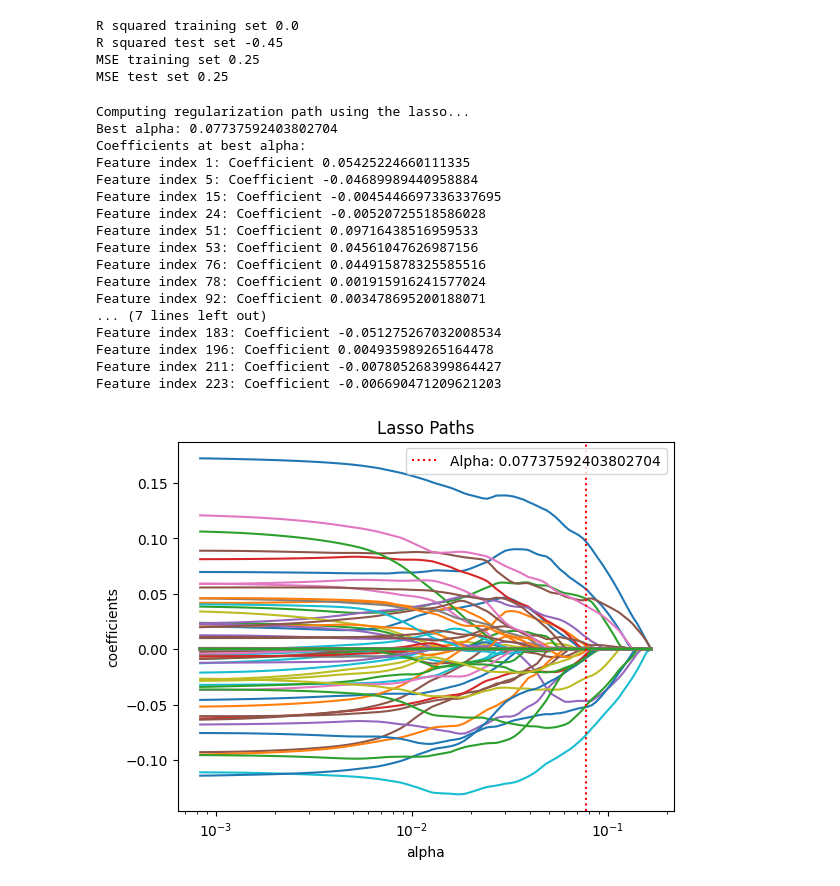
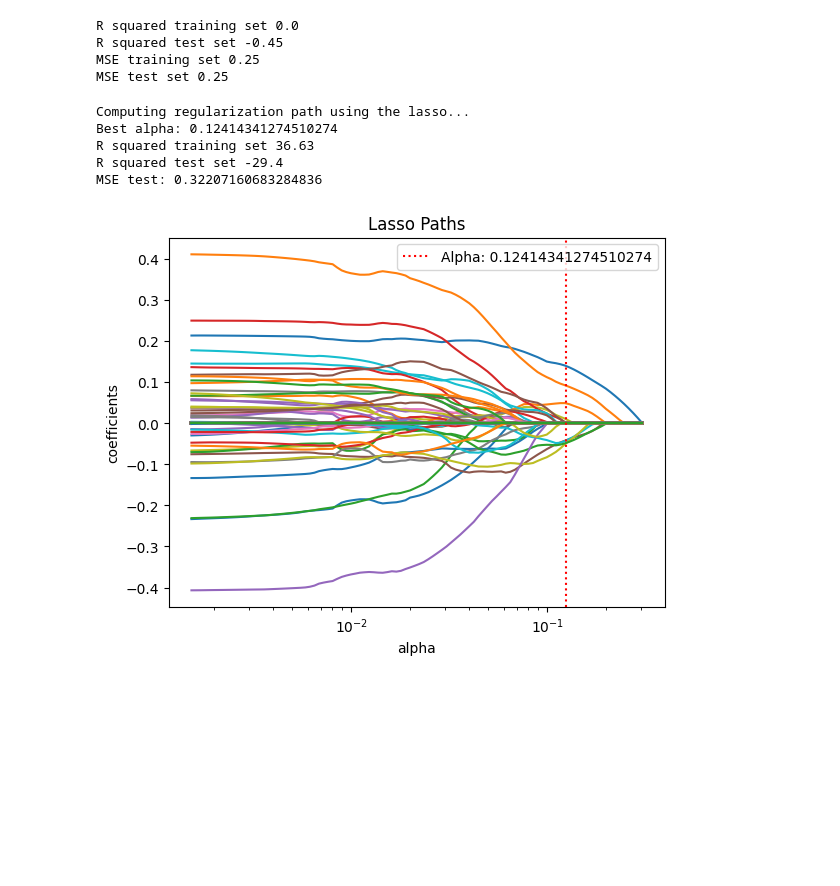
Before and after one commit to mcdowellkonnor/BrainConnectivity, a Jupyter notebook: BrainConnectivity/03_Feature_Analysis.ipynb, the cells around one changed output. Drawn from its saved outputs; the diff is of its cells as text; code cells hidden in the pictures; blank space fills up the shorter version.

Commit message:
LASSO for TBI

```diff
--- a/BrainConnectivity/03_Feature_Analysis.ipynb
+++ b/BrainConnectivity/03_Feature_Analysis.ipynb
@@ -165,56 +161,49 @@ R squared test set -0.45
 MSE training set 0.25
 MSE test set 0.25
 # %%
-from sklearn.linear_model import lasso_path, LassoCV, Lasso
-from itertools import cycle
 print("Computing regularization path using the lasso...")
 eps = 5e-3
-alphas_lasso, coefs_lasso, _ = lasso_path(tbi_evc_scaled, tbi_class, eps=eps)
+alphas_lasso, coefs_lasso, _ = lasso_path(x_train, y_train, eps=eps)
 
 plt.figure(1)
 for coef_lasso in coefs_lasso:
     l1 = plt.semilogx(alphas_lasso, coef_lasso)
 
 plt.xlabel("alpha")
 plt.ylabel("coefficients")
 plt.title("Lasso Paths")
 plt.axis("tight")
 
-lasso_cv = LassoCV(cv=5, random_state=state, max_iter=10000)
-lasso_cv.fit(tbi_evc_scaled, tbi_class)
+skf = StratifiedKFold(n_splits=5, shuffle=True, random_state=state)
+lasso_cv = LassoCV(cv=skf, random_state=state, max_iter=10000)
+lasso_cv.fit(x_train, y_train)
 best_alpha = lasso_cv.alpha_
 print(f"Best alpha: {best_alpha}")
 
 plt.axvline(x=best_alpha, color='red', linestyle='dotted', label=f"Alpha: {best_alpha}")
 
 lasso_best = Lasso(alpha=best_alpha)
-lasso_best.fit(tbi_evc_scaled, tbi_class)
+lasso_best.fit(x_train, y_train)
 coefficients = lasso_best.coef_
 nonzero_indices = np.where(coefficients != 0)[0]
 
-print("Coefficients at best alpha:")
-for idx, coef in zip(nonzero_indices, coefficients[nonzero_indices]):
-        print(f"Feature index {idx+1}: Coefficient {coef}")
-# print(list(lasso_best.coef_,))
+sorted_data = sorted(
+    [(idx + 1, coef) for idx, coef in zip(nonzero_indices, coefficients[nonzero_indices])],
+    key=lambda x: abs(x[1]),
+    reverse=True
+)
+coefficients_df = pd.DataFrame(sorted_data, columns=["Feature Index", "Coefficient"])
+
+print('R squared training set', round(lasso_best.score(x_train, y_train)*100, 2))
+print('R squared test set', round(lasso_best.score(x_test, y_test)*100, 2))
+print('MSE test:', mean_squared_error(y_test, lasso_best.predict(x_test)))
 
 plt.legend()
 plt.show()
 # %% [output]
 Computing regularization path using the lasso...
-Best alpha: 0.07737592403802704
-Coefficients at best alpha:
-Feature index 1: Coefficient 0.05425224660111335
-Feature index 5: Coefficient -0.04689989440958884
-Feature index 15: Coefficient -0.0045446697336337695
-Feature index 24: Coefficient -0.00520725518586028
-Feature index 51: Coefficient 0.09716438516959533
-Feature index 53: Coefficient 0.04561047626987156
-Feature index 76: Coefficient 0.044915878325585516
-Feature index 78: Coefficient 0.001915916241577024
-Feature index 92: Coefficient 0.003478695200188071
-... (7 lines left out)
-Feature index 183: Coefficient -0.051275267032008534
-Feature index 196: Coefficient 0.004935989265164478
-Feature index 211: Coefficient -0.007805268399864427
-Feature index 223: Coefficient -0.006690471209621203
+Best alpha: 0.12414341274510274
+R squared training set 36.63
+R squared test set -29.4
+MSE test: 0.32207160683284836
-[figure, old version]
+[figure, new version]
```
Also changed, not shown: parts of 9 cells of this notebook.
